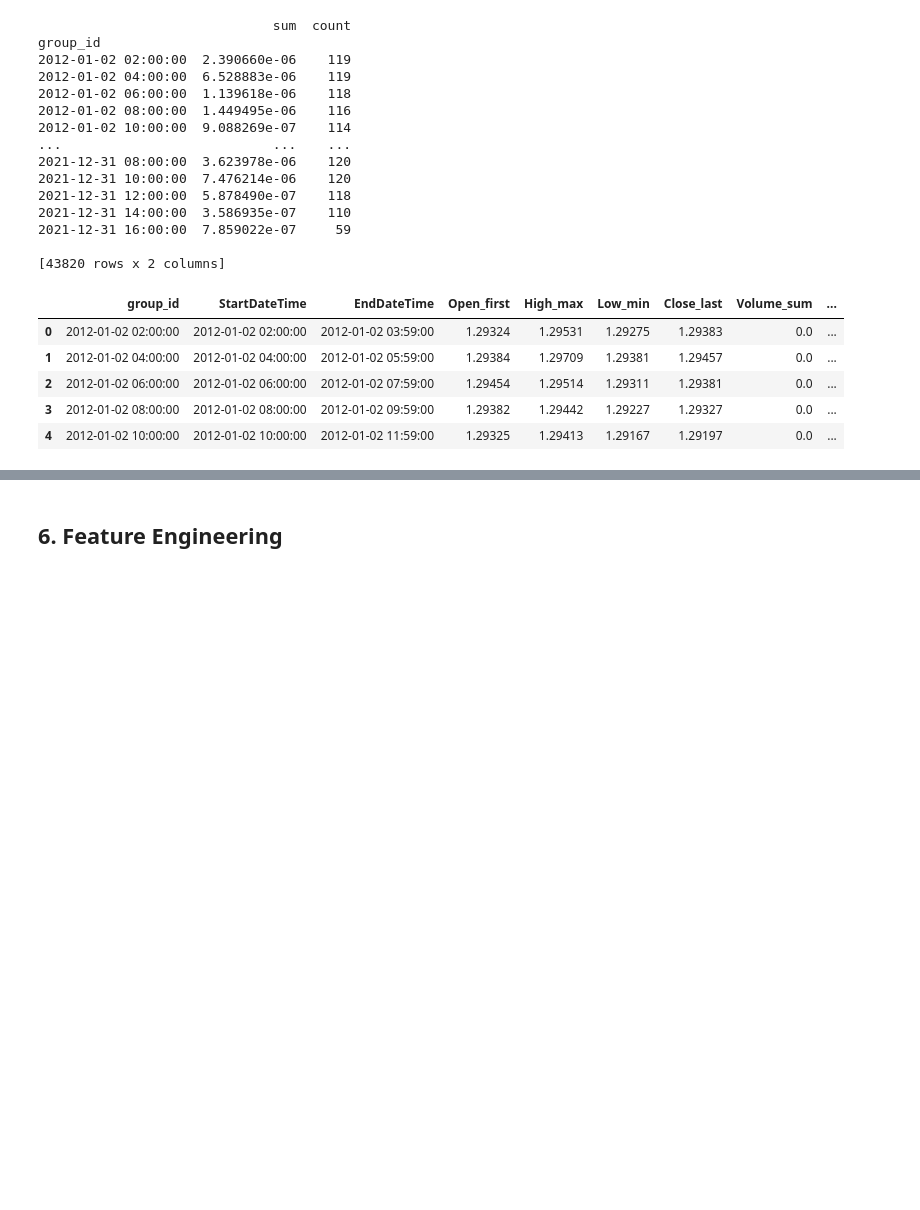
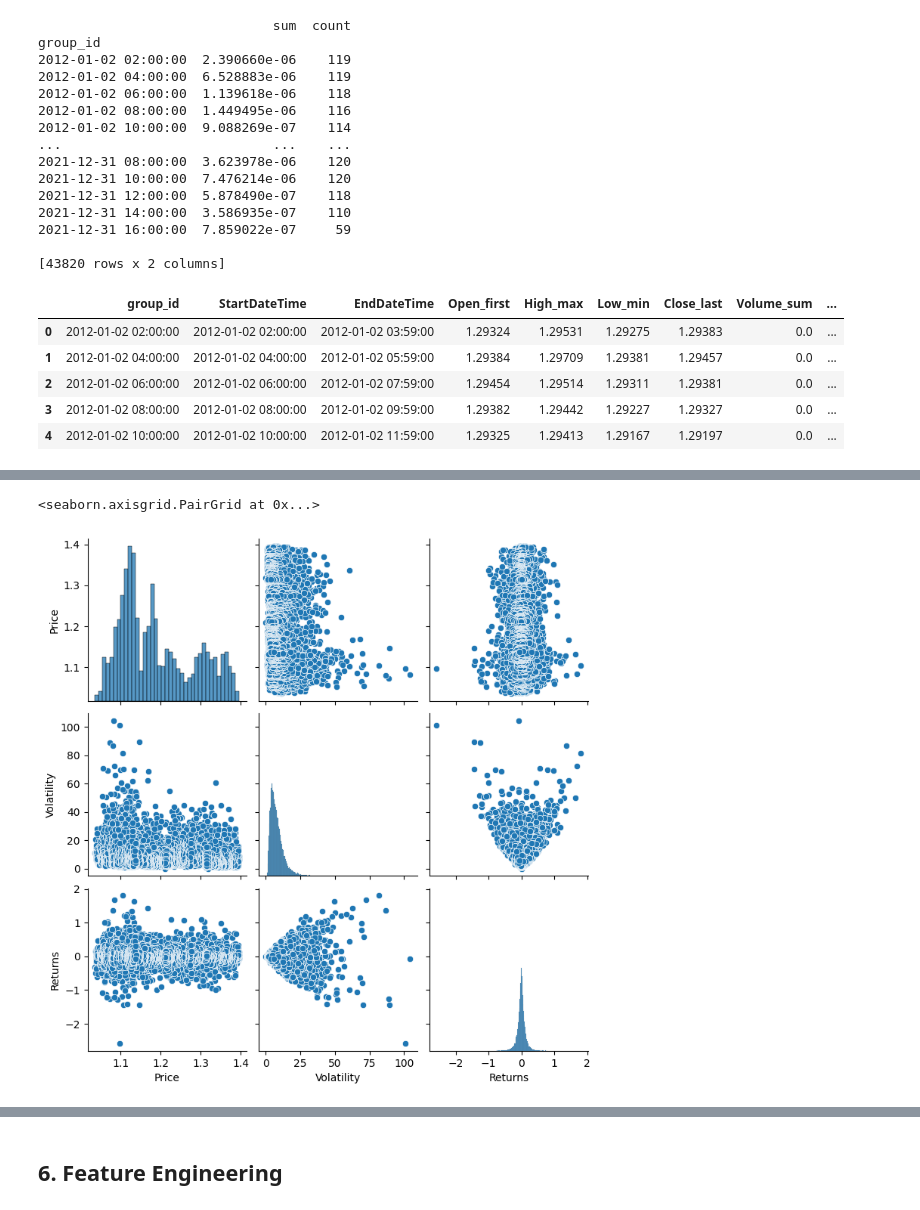
Before and after one commit to bea228/ISE-364, a Jupyter notebook: volatility_ml_project.ipynb, the cells around one changed output, grey strips where cells are left out. Drawn from its saved outputs; the diff is of its cells as text; code cells hidden in the pictures; blank space fills up the shorter version.

```diff
--- a/volatility_ml_project.ipynb
+++ b/volatility_ml_project.ipynb
@@ -384,0 +405,19 @@ group_id
+# %%
+import numpy as np
+import matplotlib.pyplot as plt
+import seaborn as sns
+
+# Compute returns turning data into floats for computation
+prices = np.array(prices, dtype=float)
+volatility = np.array(volatility, dtype=float)
+
+returns = (prices[1:] - prices[:-1]) / prices[:-1] * 100 #percentage returns
+
+vol = volatility
+
+data_explore_df = pd.DataFrame({
+    'Price': prices[1:],
+    'Volatility': vol[1:],
+    'Returns': returns
+}).dropna()
+data_explore_df.describe()
@@ -384,0 +434,5 @@ group_id
+# %%
+sns.pairplot(data_explore_df)
+# %% [output]
+<seaborn.axisgrid.PairGrid at 0x...>
+[figure, added]
```
Also changed, not shown: parts of 27 cells of this notebook.
